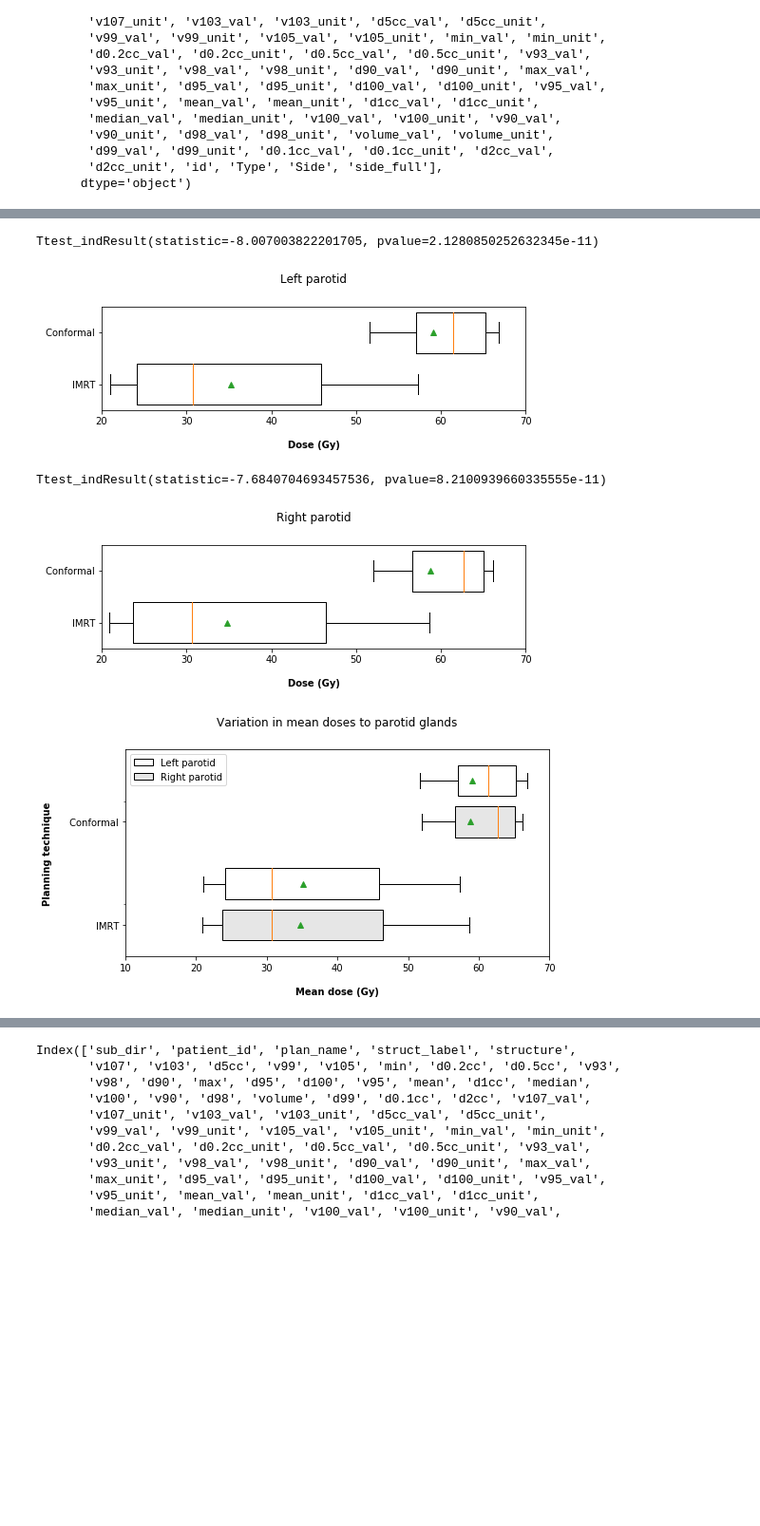
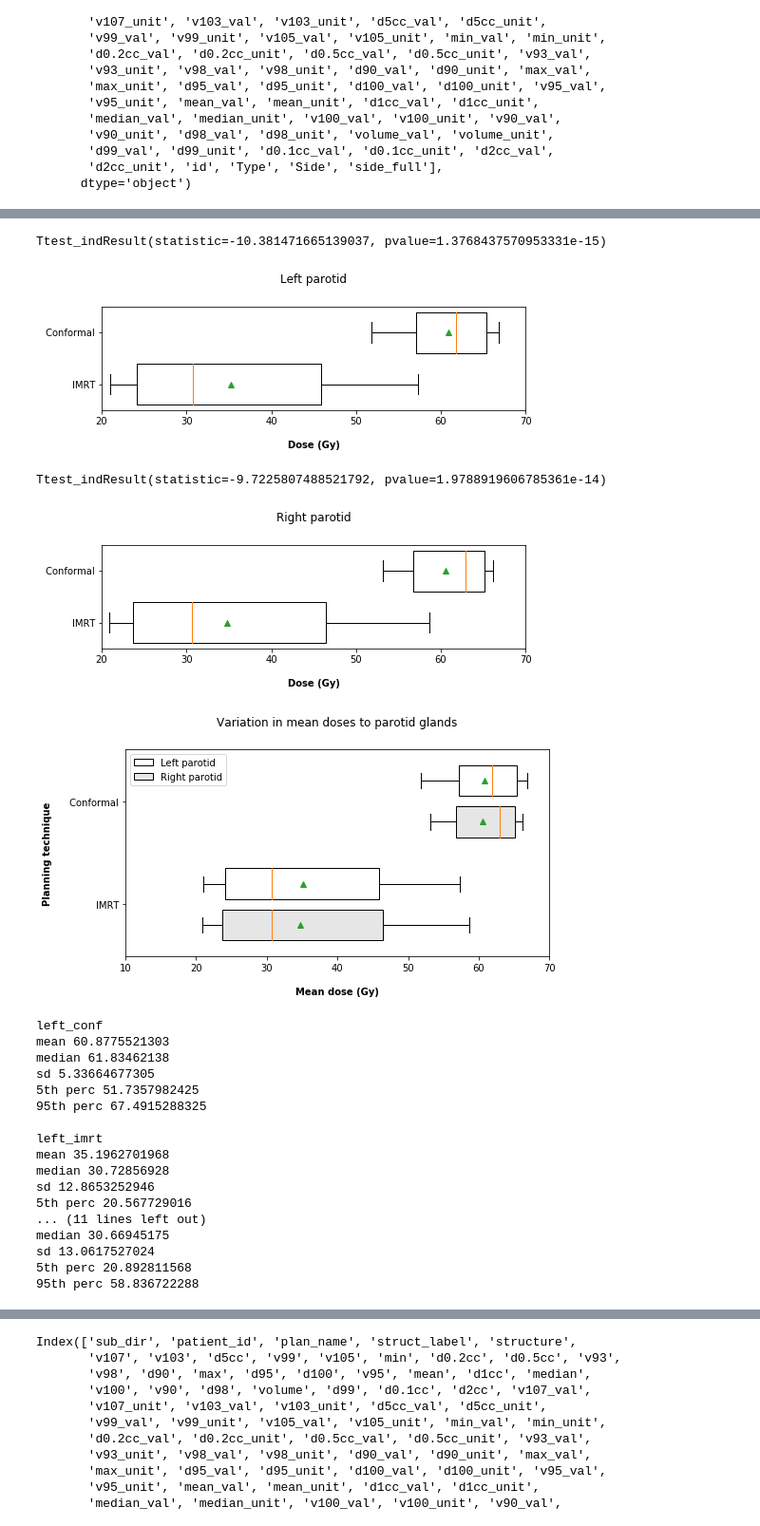
Before and after one commit to mbolt01/Thesis_analysis, a Jupyter notebook: Thesis-parsport-dvh-analysis.ipynb, the cells around one changed output, grey strips where cells are left out. Shown at 95% size. Drawn from its saved outputs; the diff is of its cells as text; code cells hidden in the pictures; blank space fills up the shorter version.

```diff
--- a/Thesis-parsport-dvh-analysis.ipynb
+++ b/Thesis-parsport-dvh-analysis.ipynb
@@ -28,7 +28,7 @@ if needed == True:
     #df.to_csv('parsport_dose_data.csv')
 else:
     print('using merged file')
-    #df = pd.read_csv(r'parsport_dose_data.csv',index_col=0)
+    df = pd.read_csv(r'parsport_dose_data-edit.csv',index_col=0)
     #df = pd.read_pickle(r'parsport_dose_data.pkl')
 
 
@@ -161,41 +174,92 @@ for my_struct in ['l_parotid','r_parotid']:
 
 
 ## combined plot - uses ax. so can get auto legend from colour of boxplots
 fig, ax = plt.subplots(figsize=(8, 4))
 
 offset = 0.2
 width = 0.3
 ## left
 bp1 = ax.boxplot(both[0],labels=['IMRT', ' Conformal'],vert=False,widths=width,whis=[5,95],sym='',showmeans=True,
             positions=[1+offset,2+offset], patch_artist=True,boxprops={'facecolor':'white'})
 ## right
 bp2 = ax.boxplot(both[1],labels=['IMRT', ' Conformal'],vert=False,widths=width,whis=[5,95],sym='',showmeans=True,
            positions=[1-offset,2-offset], patch_artist=True,boxprops={'facecolor':'#E6E6E6','alpha':1,'edgecolor':'black'})
 ax.set_xlim(10,70)
-ax.set_yticks([1,2],['IMRT', ' Conformal'])
-ax.set_ylim(0.5,2.5)
+plt.yticks([1,2],['IMRT', ' Conformal'])
+plt.ylim(0.5,2.5)
 ax.set_ylabel('Planning technique')
 ax.set_xlabel('Mean dose (Gy)')
 plt.title('Variation in mean doses to parotid glands')
 
 
 
 ## add legend key... need to add shaded box?
 ax.legend([bp1["boxes"][0], bp2["boxes"][0]], ['Left parotid', 'Right parotid'])
 
 
 plt.legend()
 
-#plt.savefig('parotid_mean_doses.png',dpi=300,bbox_inches='tight')
+#plt.savefig('parotid_mean_doses-EDIT2.png',dpi=300,bbox_inches='tight')
 plt.show()
 
+## show actual stats - get from the plot...
+
+## both[0] = left
+## both[1] = right
+## both[x][0] = imrt
+## both[x][1] = conf
+
+left_imrt = both[0][0]
+left_conf = both[0][1]
+right_imrt = both[1][0]
+right_conf = both[1][1]
+
+organ_vals = {'left_imrt':left_imrt,
+             'left_conf':left_conf,
+             'right_imrt':right_imrt,
+             'right_conf':right_conf}
+
+
+for organ in sorted(organ_vals):
+    print('')
+    print(organ)
+    print('mean',np.mean(organ_vals[organ]))
+    print('median',np.median(organ_vals[organ]))
+    print('sd',np.std(organ_vals[organ]))
+    print('5th perc', np.percentile(organ_vals[organ],5))
+    print('95th perc', np.percentile(organ_vals[organ],95))
+
+
+## this is how could access values from the plot itself
+#print('mean imrt left',bp1['means'][0].get_xdata())
+#print('mean conf left',bp1['means'][1].get_xdata())
+#print('mean imrt right',bp2['means'][0].get_xdata())
+#print('mean conf right',bp2['means'][1].get_xdata())
+
 ## the left and right are remarkably similar!!
 # %% [output]
-Ttest_indResult(statistic=-8.007003822201705, pvalue=2.1280850252632345e-11)
+Ttest_indResult(statistic=-10.381471665139037, pvalue=1.3768437570953331e-15)
-[figure, old version]
+[figure, new version]
-Ttest_indResult(statistic=-7.6840704693457536, pvalue=8.2100939660335555e-11)
+Ttest_indResult(statistic=-9.7225807488521792, pvalue=1.9788919606785361e-14)
-[figure, old version]
+[figure, new version]
-[figure, old version]
+[figure, new version]
+left_conf
+mean 60.8775521303
+median 61.83462138
+sd 5.33664677305
+5th perc 51.7357982425
+95th perc 67.4915288325
+
+left_imrt
+mean 35.1962701968
+median 30.72856928
+sd 12.8653252946
+5th perc 20.567729016
+... (11 lines left out)
+median 30.66945175
+sd 13.0617527024
+5th perc 20.892811568
+95th perc 58.836722288
 # %%
 ## check if parotid doses are 'normal'
 ## Probably skewed in some way...
```
Also changed, not shown: parts of 19 cells of this notebook, 8 other files.
